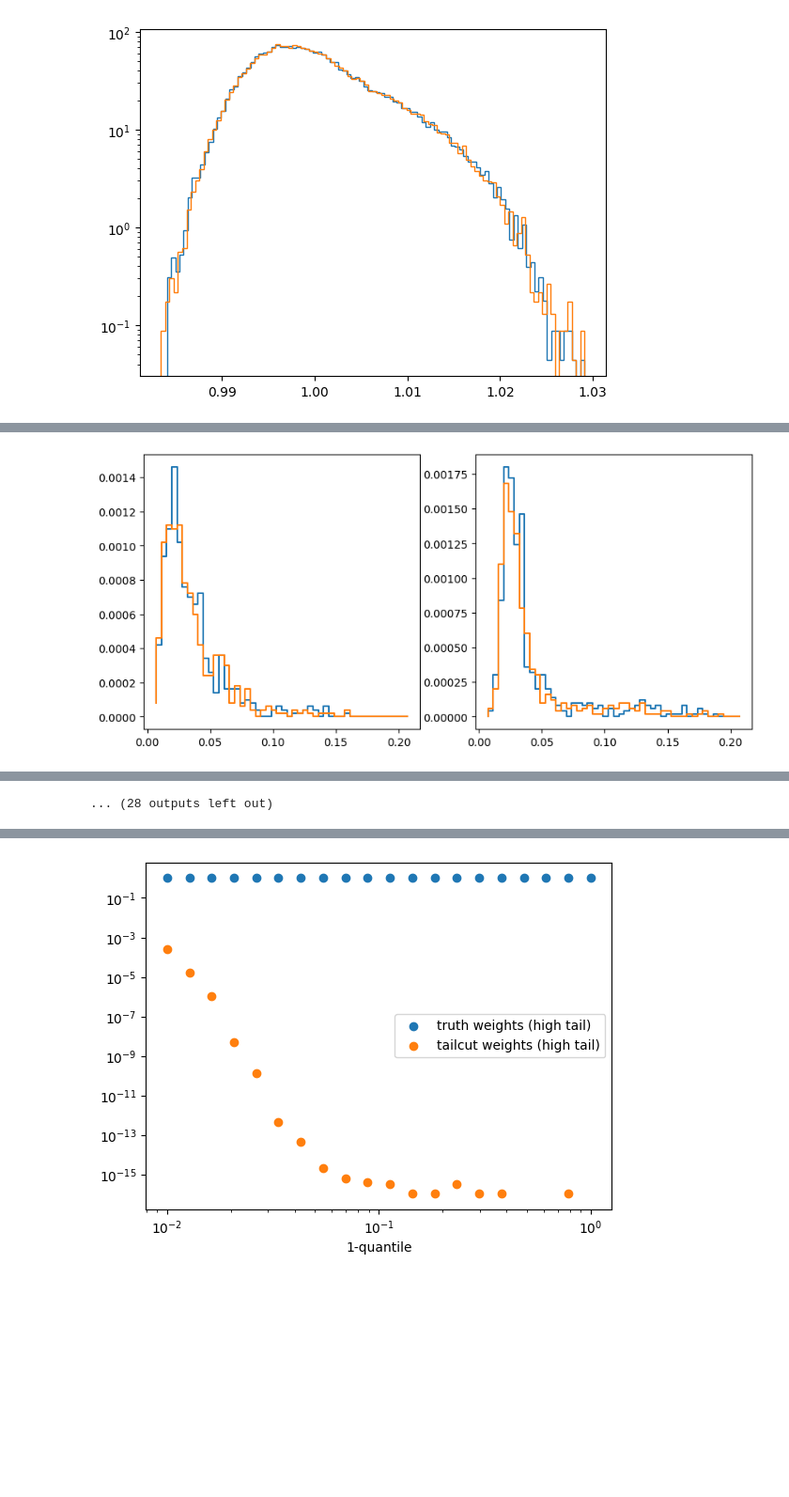
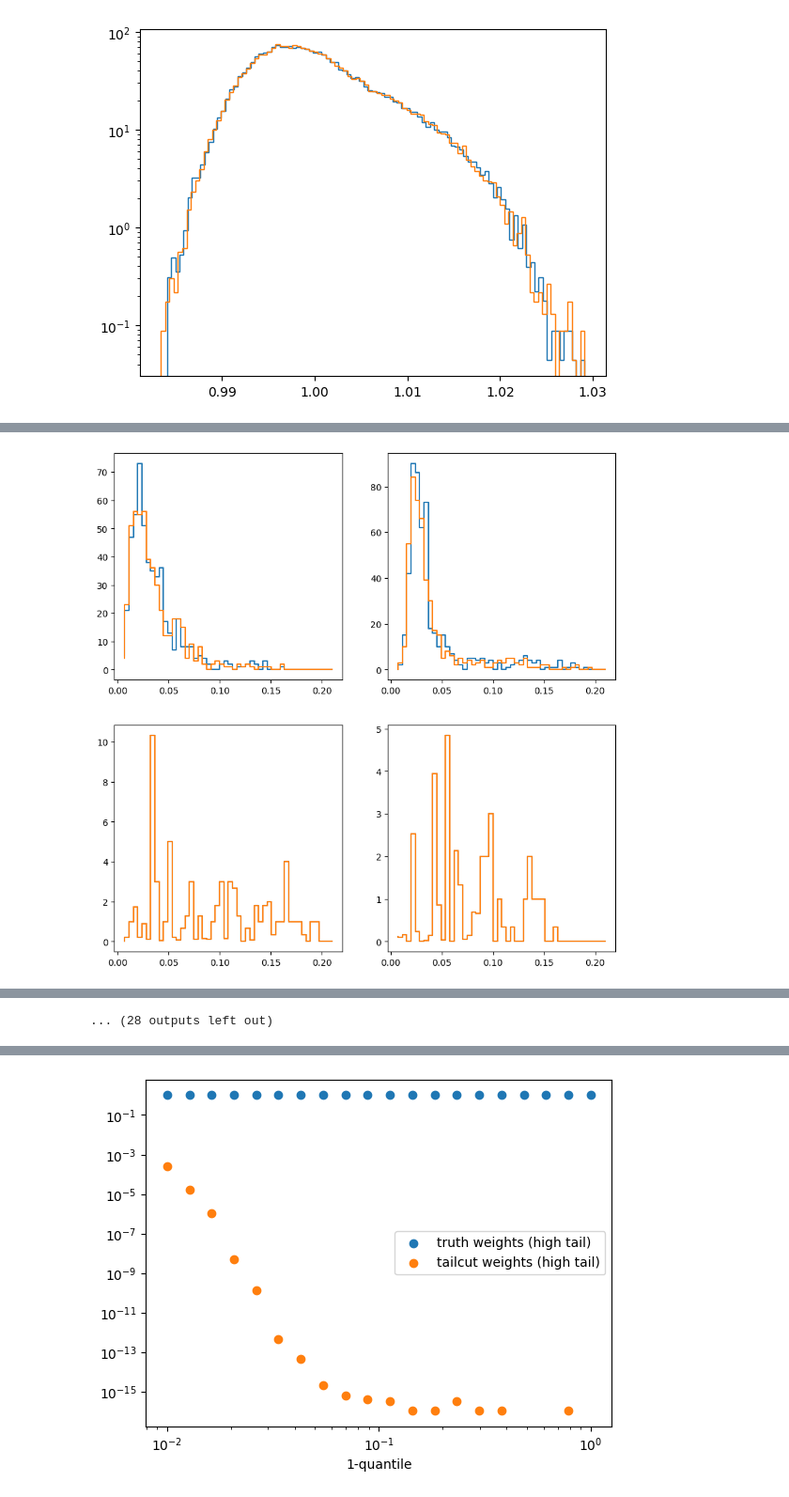
Before and after one commit to heidelberg-hepml/discriminator-metric, a Jupyter notebook: notebooks/weight_cut_distributions.ipynb, the cells around one changed output, grey strips where cells are left out. Shown at 94% size. Cells and saved outputs as stored; diff of their text form; code cells hidden in the pictures; blank space fills up the shorter version.

Commit message:
New calibration plots

```diff
--- a/notebooks/weight_cut_distributions.ipynb
+++ b/notebooks/weight_cut_distributions.ipynb
@@ -469,15 +455,15 @@ plt.show()
 [figure]
 # %%
 percentiles = np.logspace(-2,0,20)
+
+
 
 chi2_0_1_low_truth = []
 chi2_0_1_up_truth = []
 bins_array_low = []
 bins_array_up = []
 
-
 bins = np.linspace(min(mjj), max(mjj), 50)
-
 
 
 for quantile in percentiles:
@@ -486,6 +472,7 @@ for quantile in percentiles:
     upper_threshold = np.quantile(weight, 1-quantile)
 
     print(f'quantile: {quantile}')
+    print(sum(weight))
 
     mjj_0 = mjj[label==0]
     mjj_1 = mjj[label==1]
@@ -493,9 +480,8 @@ for quantile in percentiles:
     w_0 = weight[label==0]
     w_1 = weight[label==1]
 
-    scale_0 = len(w_0)
-    scale_1 = len(w_1)
-
+   # scale_0 = len(w_0)
+   # scale_1 = len(w_1)
 
     m_0_lower = mjj_0[ w_0 < lower_threshold]
     m_1_lower = mjj_1[ w_1 < lower_threshold]
@@ -503,68 +489,85 @@ for quantile in percentiles:
     m_0_upper = mjj_0[ w_0 > upper_threshold]
     m_1_upper = mjj_1[ w_1 > upper_threshold]
 
-    hist_0_lower,_ = np.histogram(m_0_lower, bins=bins)
-    hist_1_lower,_ = np.histogram(m_1_lower, bins=bins)
+    hist_0_lower_, bin_0_lower = np.histogram(m_0_lower, bins=bins)
+    hist_1_lower_, bin_1_lower = np.histogram(m_1_lower, bins=bins)
 
-    hist_0_upper,_ = np.histogram(m_0_upper, bins=bins)
-    hist_1_upper,_ = np.histogram(m_1_upper, bins=bins)
+    hist_0_upper_, bin_0_upper = np.histogram(m_0_upper, bins=bins)
+    hist_1_upper_, bin_1_upper = np.histogram(m_1_upper, bins=bins)
 
-    hist_0_err_l = np.sqrt(hist_0_lower)
-    hist_1_err_l = np.sqrt(hist_1_lower)
 
-    #hist_0_scale_l = np.sum(hist_0_lower)
-    #hist_1_scale_l = np.sum(hist_1_lower)
+   # hist_0_upper = hist_0_upper_[(hist_0_upper_>0)| (hist_1_upper_>0)]
+   # hist_1_upper = hist_1_upper_[(hist_0_upper_>0)| (hist_1_upper_>0)]
+    hist_1_upper = hist_1_upper_
+    hist_0_upper = hist_0_upper_
 
-    hist_0_err_u = np.sqrt(hist_0_upper)
-    hist_1_err_u = np.sqrt(hist_1_upper)
+    hist_0_lower = hist_0_lower_
+    hist_1_lower = hist_1_lower_
+
+
+
+   # hist_0_lower = hist_0_lower_[(hist_0_lower_>0)| (hist_1_lower_>0)]
+   # hist_1_lower = hist_1_lower_[(hist_0_lower_>0)| (hist_1_lower_>0)]
+
 
   #  hist_0_scale_u = np.sum(hist_0_upper)
   #  hist_1_scale_u = np.sum(hist_1_upper)
 
+    chi2_0_1_l_hist = (hist_0_lower - hist_1_lower)**2/ \
+                      (hist_0_lower + hist_1_lower+10**(-40))
+    chi2_0_1_u_hist = (hist_0_upper - hist_1_upper)**2/ \
+                      (hist_0_upper + hist_1_upper+10**(-40))
 
+    chi2_0_1_l = np.sum((hist_0_lower - hist_1_lower)**2/
+                      (hist_0_lower + hist_1_lower+10**(-40)))
 
-    chi2_0_1_l = np.sum((hist_0_lower/scale_0 - hist_1_lower/scale_1)**2/(
-                      ((hist_0_err_l/scale_0)**2 + (hist_1_err_l/scale_1)**2)
-                      +10**(-80)))
-    chi2_0_1_u = np.sum((hist_0_upper/scale_0 - hist_1_upper/scale_1)**2/(
-                      ((hist_0_err_u/scale_0)**2 + (hist_1_err_u/scale_1)**2)
-                      +10**(-80)))
+    chi2_0_1_u = np.sum((hist_0_upper - hist_1_upper)**2/
+                      (hist_0_upper + hist_1_upper+10**(-40)))
 
 
     chi2_0_1_low_truth.append(chi2_0_1_l)
     chi2_0_1_up_truth.append(chi2_0_1_u)
 
-    non_empty_bins_u = len(np.argwhere((hist_0_upper + hist_1_upper) > 0))
-    non_empty_bins_l = len(np.argwhere((hist_0_lower + hist_1_lower) > 0))
+    non_empty_bins_u = len(hist_0_upper) + len(hist_1_upper)
+    non_empty_bins_l = len(hist_0_lower) + len(hist_1_lower)
+    #non_empty_bins_u = len(np.argwhere((hist_0_upper + hist_1_upper) > 0))
+    #non_empty_bins_l = len(np.argwhere((hist_0_lower + hist_1_lower) > 0))
 
     bins_array_low.append(non_empty_bins_l)
     bins_array_up.append(non_empty_bins_u)
 
     figure = plt.figure(figsize=(10,10))
+    # make 4 plots together
 
 
     plt.subplot(2,2,1)
-    plt.step(bin_0_lower[:-1], hist_0_lower/scale_0, label='weight')
-    plt.step(bin_1_lower[:-1], hist_1_lower/scale_1, label='weight')
+    plt.step(bin_0_lower[:-1], hist_0_lower, label='weight')
+    plt.step(bin_1_lower[:-1], hist_1_lower, label='weight')
    # plt.show()
     #plt.hist(m_0_lower, bins=bins,histtype='step', label='weight', density=False)
     #plt.hist(m_1_lower, bins=bins,histtype='step', label='weight', density=False)
     #plt.yscale('log')
 
     plt.subplot(2,2,2)
-    plt.step(bin_0_upper[:-1], hist_0_upper/scale_0, label='weight')
-    plt.step(bin_1_upper[:-1], hist_1_upper/scale_1, label='weight')
-    plt.show()
+    plt.step(bin_0_upper[:-1], hist_0_upper, label='weight')
+    plt.step(bin_1_upper[:-1], hist_1_upper, label='weight')
+    #plt.show()
     #plt.hist(m_0_upper, bins=bins,histtype='step', label='weight', density=False)
     #plt.hist(m_1_upper, bins=bins,histtype='step', label='weight', density=False)
     #plt.yscale('log')
     #plt.show()
+    plt.subplot(2,2,3)
+    plt.step(bin_0_upper[:-1], chi2_0_1_u_hist, label='weight')
+    plt.step(bin_1_upper[:-1], chi2_0_1_u_hist, label='weight')
+   # plt.yscale('log')
+    #plt.show()
 
+    plt.subplot(2,2,4)
+    plt.step(bin_0_lower[:-1], chi2_0_1_l_hist, label='weight')
+    plt.step(bin_1_lower[:-1], chi2_0_1_l_hist, label='weight')
+    plt.show()
 
    # low_hist, _ = np.histogram(m_lower, bins=bins)
    # high_hist, _ = np.histogram(m_upper, bins=bins)
-
-   # low_hist, _ = np.histogram(m_lower, bins=bins)
-   # high_hist, _ = np.histogram(m_upper, bins=bins)
 # %% [output]
 quantile: 0.01
@@ -571,2 +575,2 @@ quantile: 0.01
-[figure, old version]
+[figure, new version]
 quantile: 0.012742749857031334
```
Also changed, not shown: parts of 13 cells of this notebook, 4 other files.
